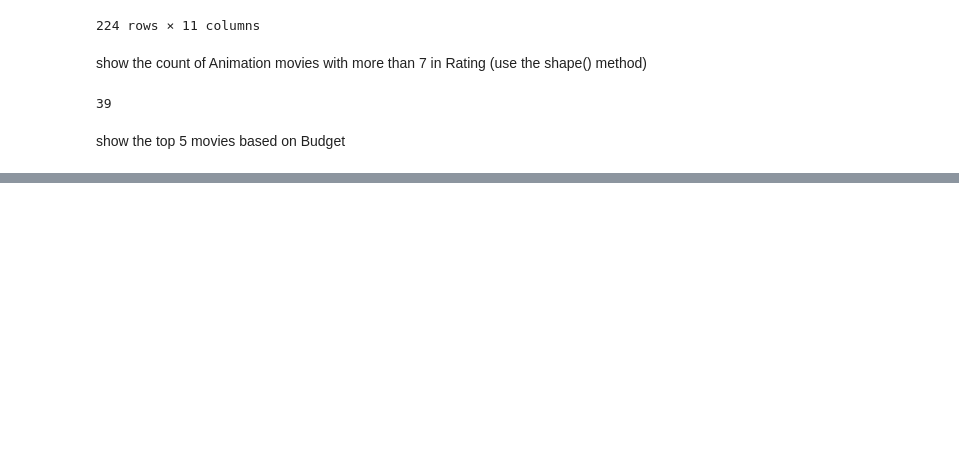
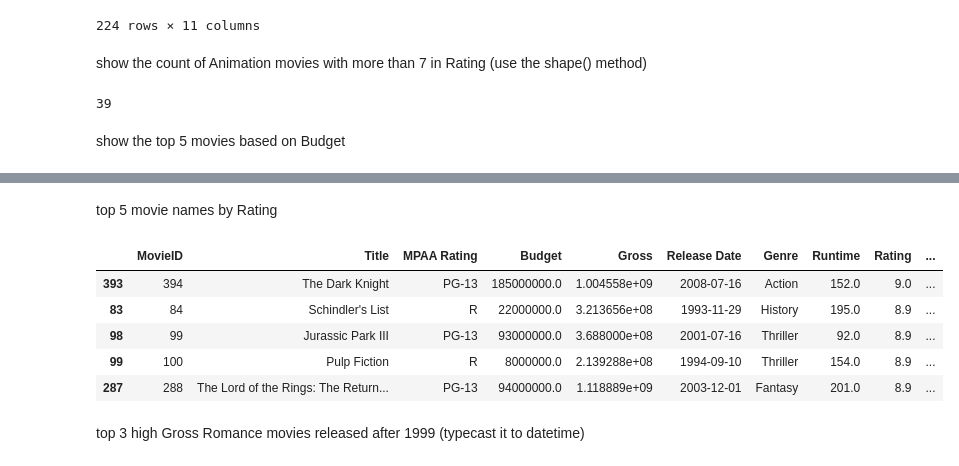
Before and after one commit to AlexIchie-coder/Projects, a Jupyter notebook: pandas.ipynb, the cells around one changed output, grey strips where cells are left out. Drawn from its saved outputs; the diff is of its cells as text; code cells hidden in the pictures; blank space fills up the shorter version.

```diff
--- a/pandas.ipynb
+++ b/pandas.ipynb
@@ -115,0 +129,13 @@ KeyError: 'Genre'
+# %% [markdown]
+top 5 movie names by Rating
+# %%
+df.sort_values(by='Rating', ascending=False)[:5]
+# %% [output]
+|  | MovieID | Title | MPAA Rating | Budget | Gross | Release Date | Genre | Runtime | Rating | ... |
+| 393 | 394 | The Dark Knight | PG-13 | 185000000.0 | 1.004558e+09 | 2008-07-16 | Action | 152.0 | 9.0 | ... |
+| 83 | 84 | Schindler's List | R | 22000000.0 | 3.213656e+08 | 1993-11-29 | History | 195.0 | 8.9 | ... |
+| 98 | 99 | Jurassic Park III | PG-13 | 93000000.0 | 3.688000e+08 | 2001-07-16 | Thriller | 92.0 | 8.9 | ... |
+| 99 | 100 | Pulp Fiction | R | 8000000.0 | 2.139288e+08 | 1994-09-10 | Thriller | 154.0 | 8.9 | ... |
+| 287 | 288 | The Lord of the Rings: The Return... | PG-13 | 94000000.0 | 1.118889e+09 | 2003-12-01 | Fantasy | 201.0 | 8.9 | ... |
+# %% [markdown]
+top 3 high Gross Romance movies released after 1999 (typecast it to datetime)
```
Also changed, not shown: parts of 11 cells of this notebook.
